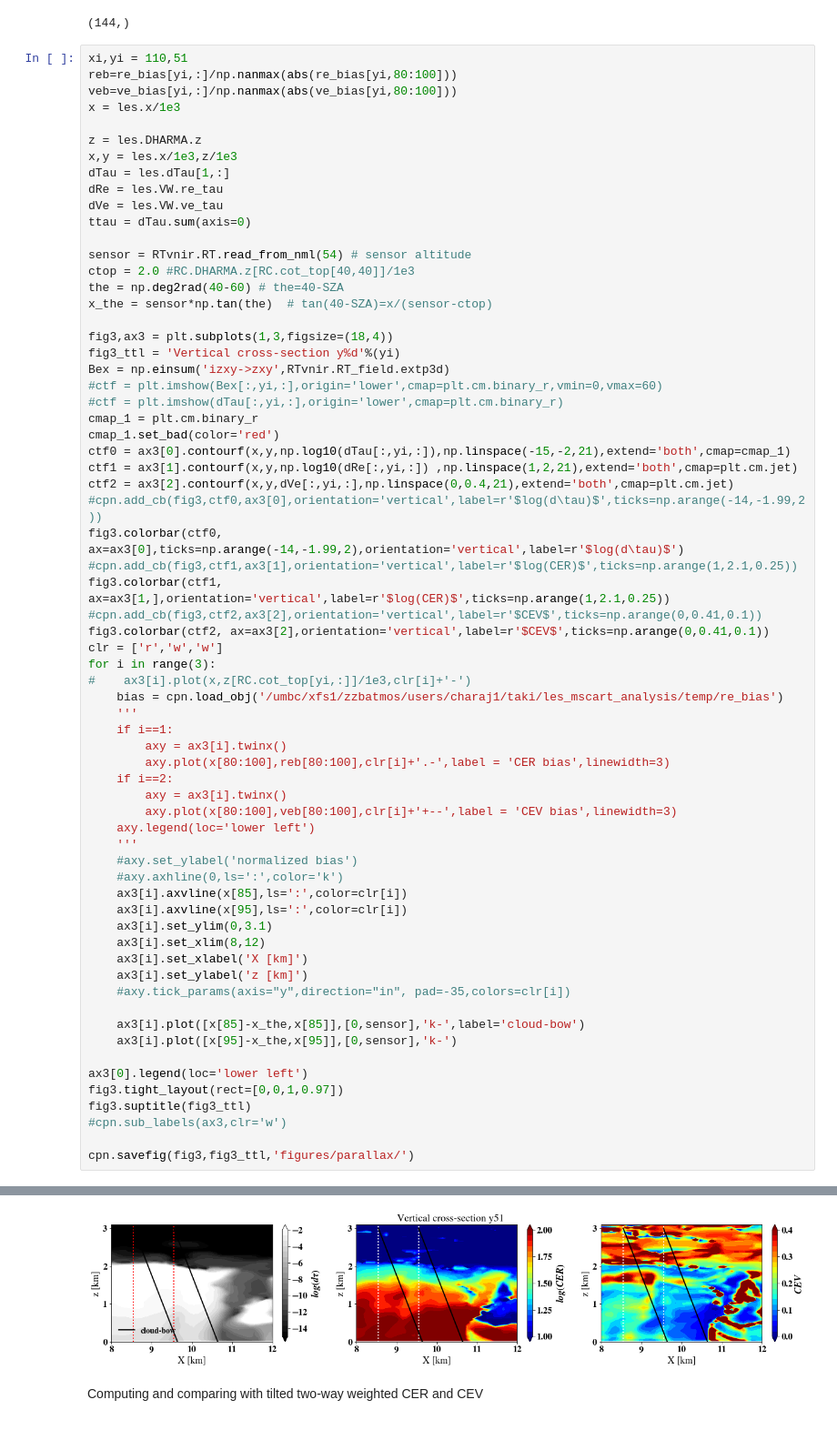
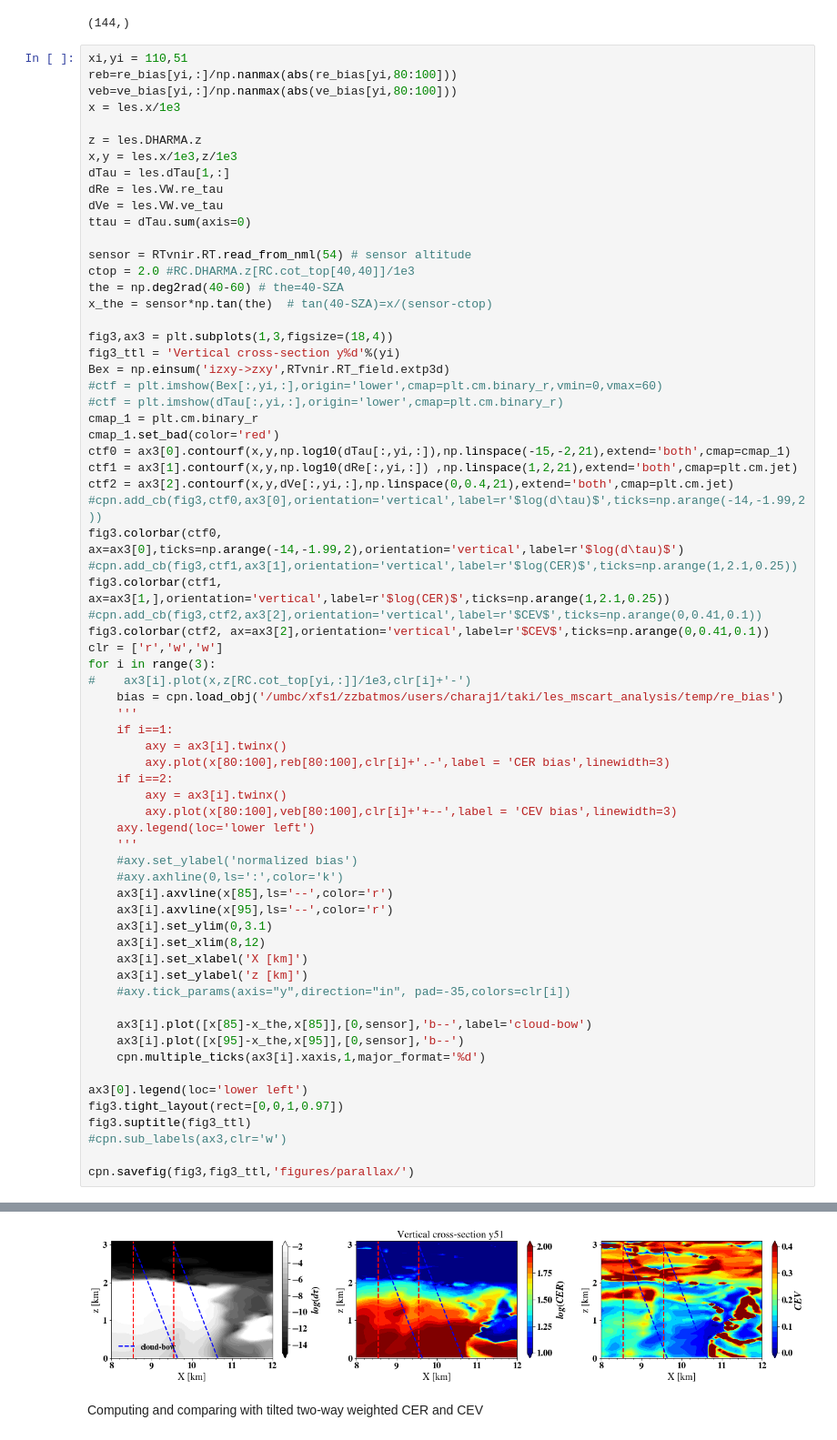
Before and after one commit to cpnHere/ACRS, a Jupyter notebook: Retrievals/Pol_retrievals/analysis_pol_ret.ipynb, the cells around one changed output, grey strips where cells are left out. Shown at 91% size. Cells and saved outputs as stored; diff of their text form.

Commit message:
Parallax effect illustration images renewed

```diff
--- a/Retrievals/Pol_retrievals/analysis_pol_ret.ipynb
+++ b/Retrievals/Pol_retrievals/analysis_pol_ret.ipynb
@@ -423,38 +432,39 @@ for i in range(3):
     if i==1:
         axy = ax3[i].twinx()
         axy.plot(x[80:100],reb[80:100],clr[i]+'.-',label = 'CER bias',linewidth=3)
     if i==2:
         axy = ax3[i].twinx()
         axy.plot(x[80:100],veb[80:100],clr[i]+'+--',label = 'CEV bias',linewidth=3)
     axy.legend(loc='lower left')
     '''
     #axy.set_ylabel('normalized bias')
     #axy.axhline(0,ls=':',color='k')
-    ax3[i].axvline(x[85],ls=':',color=clr[i])
-    ax3[i].axvline(x[95],ls=':',color=clr[i])
+    ax3[i].axvline(x[85],ls='--',color='r')
+    ax3[i].axvline(x[95],ls='--',color='r')
     ax3[i].set_ylim(0,3.1)
     ax3[i].set_xlim(8,12)
     ax3[i].set_xlabel('X [km]')
     ax3[i].set_ylabel('z [km]')
     #axy.tick_params(axis="y",direction="in", pad=-35,colors=clr[i])
 
-    ax3[i].plot([x[85]-x_the,x[85]],[0,sensor],'k-',label='cloud-bow')
-    ax3[i].plot([x[95]-x_the,x[95]],[0,sensor],'k-')
+    ax3[i].plot([x[85]-x_the,x[85]],[0,sensor],'b--',label='cloud-bow')
+    ax3[i].plot([x[95]-x_the,x[95]],[0,sensor],'b--')
+    cpn.multiple_ticks(ax3[i].xaxis,1,major_format='%d')
 
 ax3[0].legend(loc='lower left')
 fig3.tight_layout(rect=[0,0,1,0.97])
 fig3.suptitle(fig3_ttl)
 #cpn.sub_labels(ax3,clr='w')
 
 cpn.savefig(fig3,fig3_ttl,'figures/parallax/')
 # %% [output]
  vec_PRad_zlv(1) = 3.0
 Attempting to read <class 'dict'>
 Attempting to read <class 'dict'>
 Attempting to read <class 'dict'>
 Replace existing file?:  y
 figures/parallax/Vertical_cross-section_y51.png SAVED.
-[figure, old version]
+[figure, new version]
 # %% [markdown]
 Computing and comparing with tilted two-way weighted CER and CEV
 # %%
```
Also changed, not shown: parts of 3 cells of this notebook.
